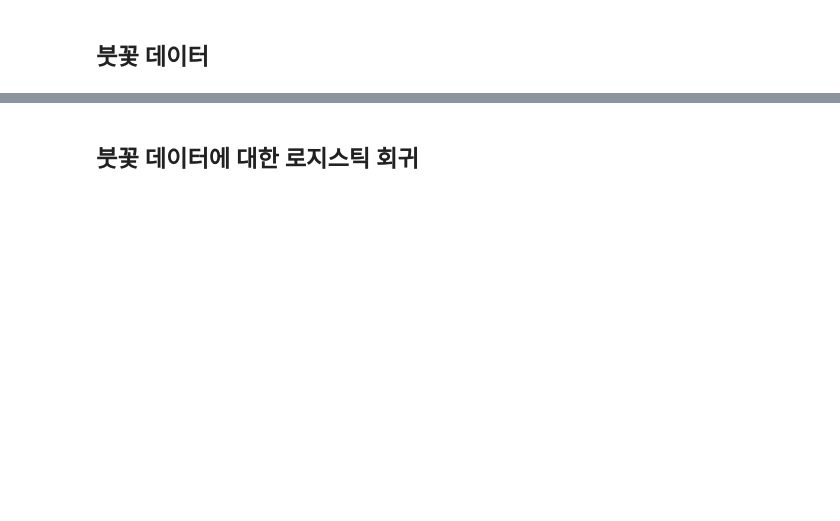
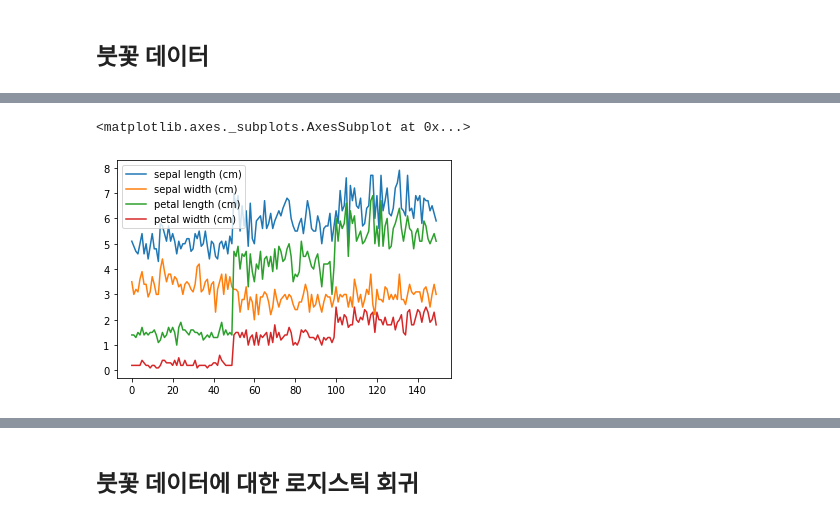
Before and after one commit to DonghyunAnn/Donghyun_Pyhthon_studying, a Jupyter notebook: Logistic Regression.ipynb, the cells around one changed output, grey strips where cells are left out. Saved outputs shown, nothing was run; the diff lists cells and outputs as text; code cells hidden in the pictures; blank space fills up the shorter version.

```diff
--- a/Logistic Regression.ipynb
+++ b/Logistic Regression.ipynb
@@ -36,0 +208,5 @@ l(π|y) = log(L(π|y)) \\
+# %%
+iris_df.plot()
+# %% [output]
+<matplotlib.axes._subplots.AxesSubplot at 0x...>
+[figure, added]
```
Also changed, not shown: parts of 47 cells of this notebook.
